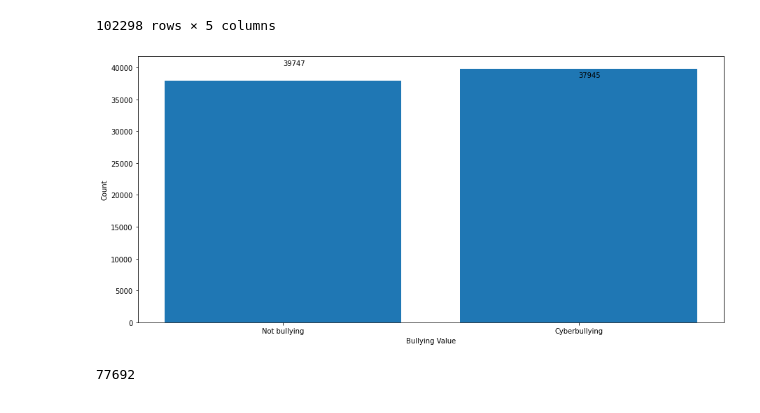
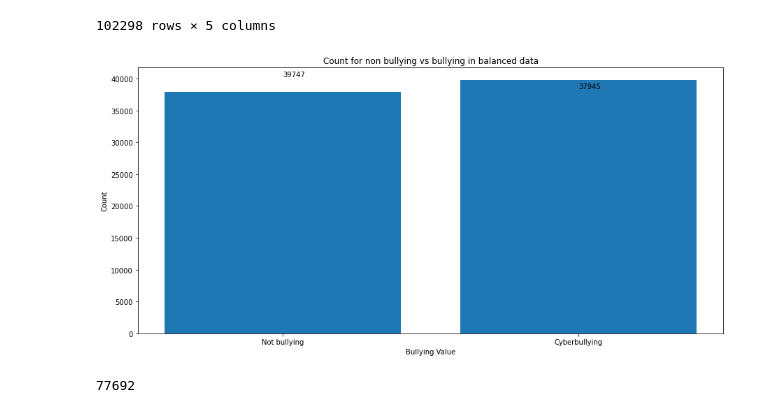
Before and after one commit to Voldegin/hate_speech_detection, a Jupyter notebook: notebooks/Cyber_bullying_detection_Data_processing_and_EDA.ipynb, the cells around one changed output. Saved outputs shown, nothing was run; the diff lists cells and outputs as text; code cells hidden in the pictures.

```diff
--- a/notebooks/Cyber_bullying_detection_Data_processing_and_EDA.ipynb
+++ b/notebooks/Cyber_bullying_detection_Data_processing_and_EDA.ipynb
@@ -7,6 +7,7 @@ import matplotlib.pyplot as plt
 # %%
 local_path = "C:\\Greenwich\\MSc Project\\project_code\\"
 store_local = False
+image_store = False
 # %% [markdown]
 **Load Data**
 # %%
@@ -221,18 +261,21 @@ balanced_cyberbullying_data = pd.concat([cyberbullying_data,additional_train_dat
 # %%
 balanced_bully_count = balanced_cyberbullying_data['is_cyberbullying'].value_counts().reset_index()
 
 plt.figure(figsize=(15,7))
 plt.bar(balanced_bully_count['index'],balanced_bully_count['is_cyberbullying'])
 
 for index, value in enumerate(balanced_bully_count['is_cyberbullying'].tolist()):
     plt.text(index, value + (value/75),str(value))
 
 plt.xlabel('Bullying Value')
 plt.xticks(ticks=[0,1], labels=['Not bullying', 'Cyberbullying'])
 plt.ylabel('Count')
-plt.show()
+plt.title('Count for non bullying vs bullying in balanced data')
+# plt.show()
+if image_store:
+    plt.savefig(local_path + "non_bullying_vs_bullying_balanced.jpg")
 # %% [output]
-[figure, old version]
+[figure, new version]
 # %%
 len(balanced_cyberbullying_data)
 # %% [output]
```
Also changed, not shown: parts of 14 cells of this notebook.
